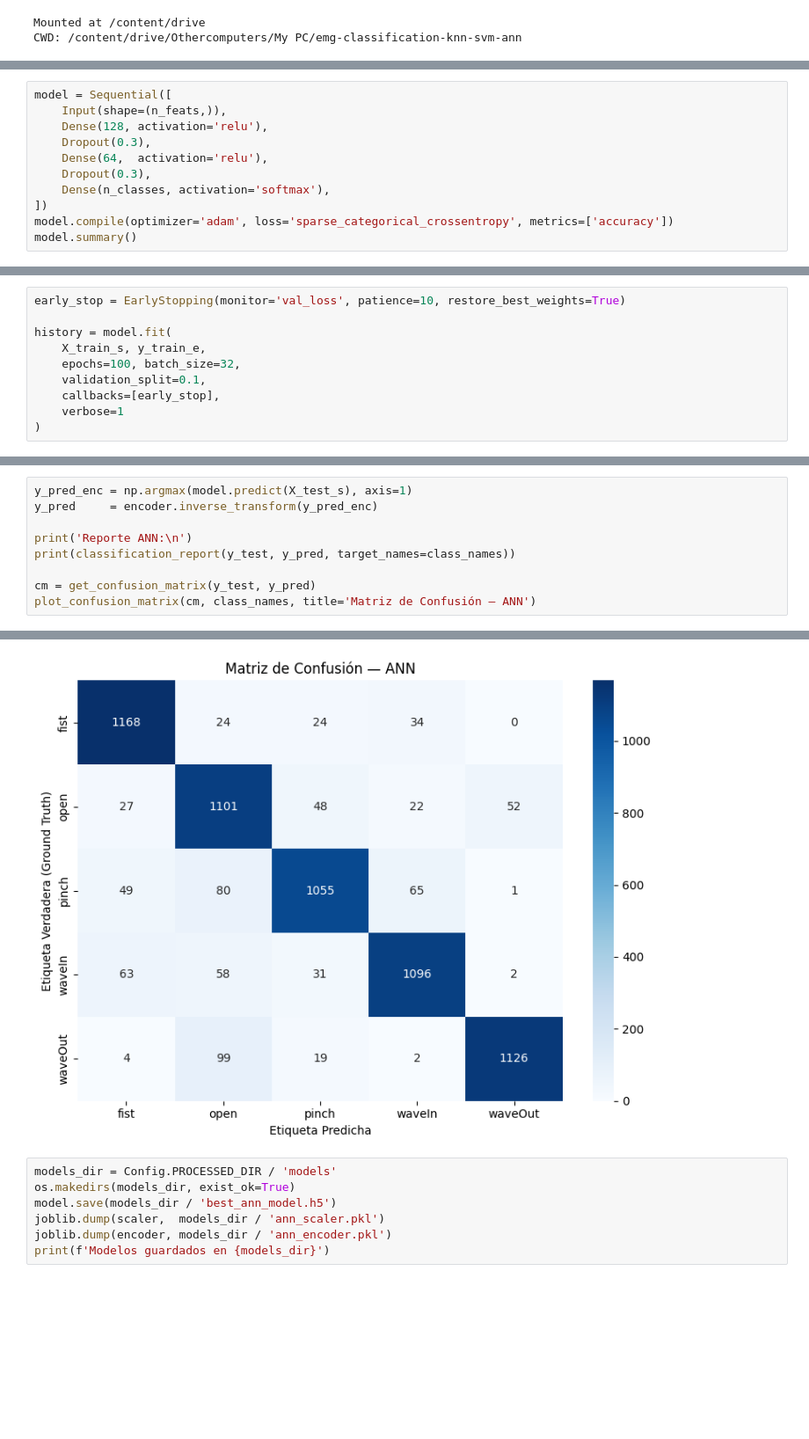
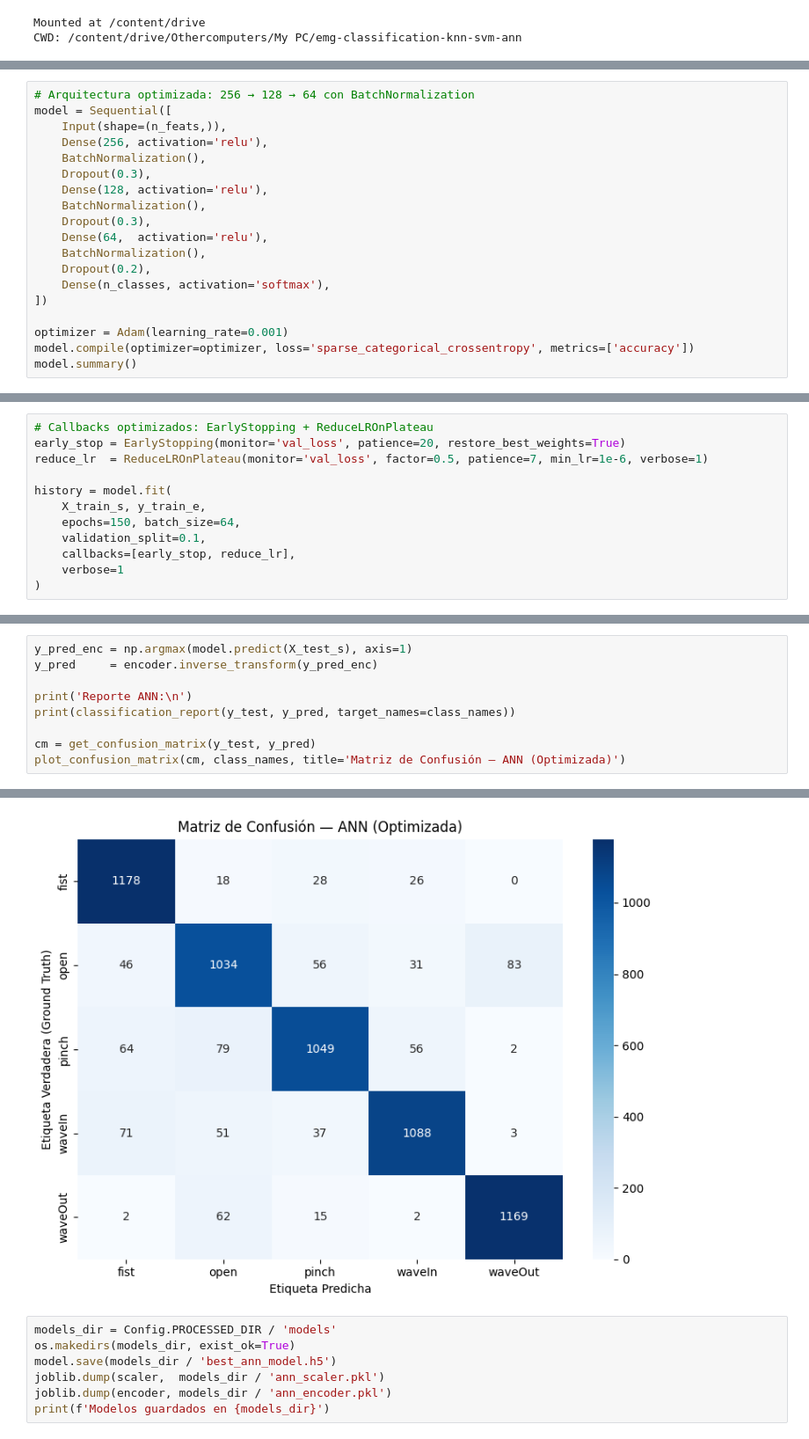
Before and after one commit to alejoal2003/emg-classification-knn-svm-ann, a Jupyter notebook: notebooks/06_modelo_ann.ipynb, the cells around one changed output, grey strips where cells are left out. Shown at 88% size. Saved outputs shown, nothing was run; the diff lists cells and outputs as text; blank space fills up the shorter version.

```diff
--- a/notebooks/06_modelo_ann.ipynb
+++ b/notebooks/06_modelo_ann.ipynb
@@ -74,13 +77,21 @@ Input dim: 48  |  Classes: 5
 # %%
+# Arquitectura optimizada: 256 → 128 → 64 con BatchNormalization
 model = Sequential([
     Input(shape=(n_feats,)),
+    Dense(256, activation='relu'),
+    BatchNormalization(),
+    Dropout(0.3),
     Dense(128, activation='relu'),
+    BatchNormalization(),
     Dropout(0.3),
     Dense(64,  activation='relu'),
-    Dropout(0.3),
+    BatchNormalization(),
+    Dropout(0.2),
     Dense(n_classes, activation='softmax'),
 ])
-model.compile(optimizer='adam', loss='sparse_categorical_crossentropy', metrics=['accuracy'])
+
+optimizer = Adam(learning_rate=0.001)
+model.compile(optimizer=optimizer, loss='sparse_categorical_crossentropy', metrics=['accuracy'])
 model.summary()
 # %% [output]
 Model: "sequential"
@@ -103,11 +118,13 @@ Model: "sequential"
 # %%
-early_stop = EarlyStopping(monitor='val_loss', patience=10, restore_best_weights=True)
+# Callbacks optimizados: EarlyStopping + ReduceLROnPlateau
+early_stop = EarlyStopping(monitor='val_loss', patience=20, restore_best_weights=True)
+reduce_lr  = ReduceLROnPlateau(monitor='val_loss', factor=0.5, patience=7, min_lr=1e-6, verbose=1)
 
 history = model.fit(
     X_train_s, y_train_e,
-    epochs=100, batch_size=32,
+    epochs=150, batch_size=64,
     validation_split=0.1,
-    callbacks=[early_stop],
+    callbacks=[early_stop, reduce_lr],
     verbose=1
 )
 # %% [output]
@@ -142,5 +159,5 @@ print('Reporte ANN:\n')
 print(classification_report(y_test, y_pred, target_names=class_names))
 
 cm = get_confusion_matrix(y_test, y_pred)
-plot_confusion_matrix(cm, class_names, title='Matriz de Confusión — ANN')
+plot_confusion_matrix(cm, class_names, title='Matriz de Confusión — ANN (Optimizada)')
 # %% [output]
@@ -161,4 +178,4 @@ weighted avg       0.89      0.89      0.89      6250
-[figure, old version]
+[figure, new version]
 # %%
 models_dir = Config.PROCESSED_DIR / 'models'
 os.makedirs(models_dir, exist_ok=True)
```
Also changed, not shown: parts of 6 cells of this notebook, 50 other files.
